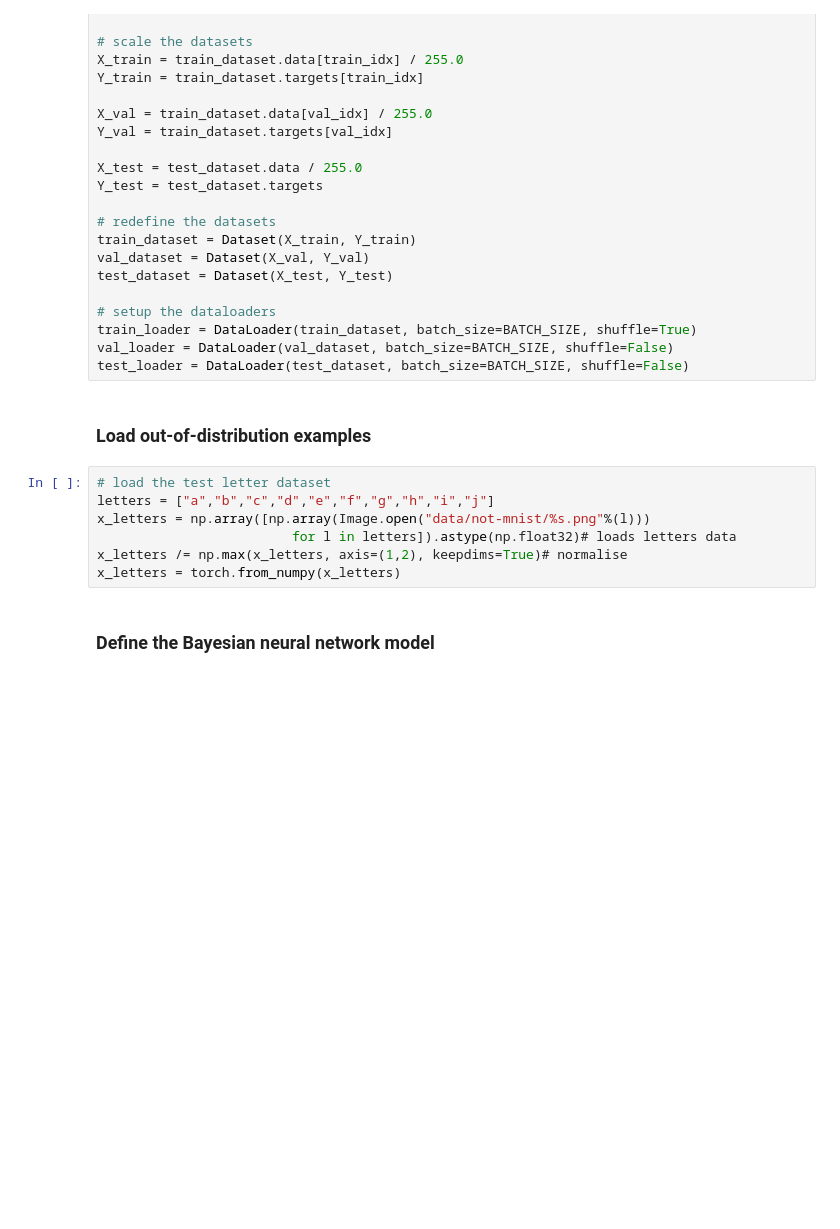
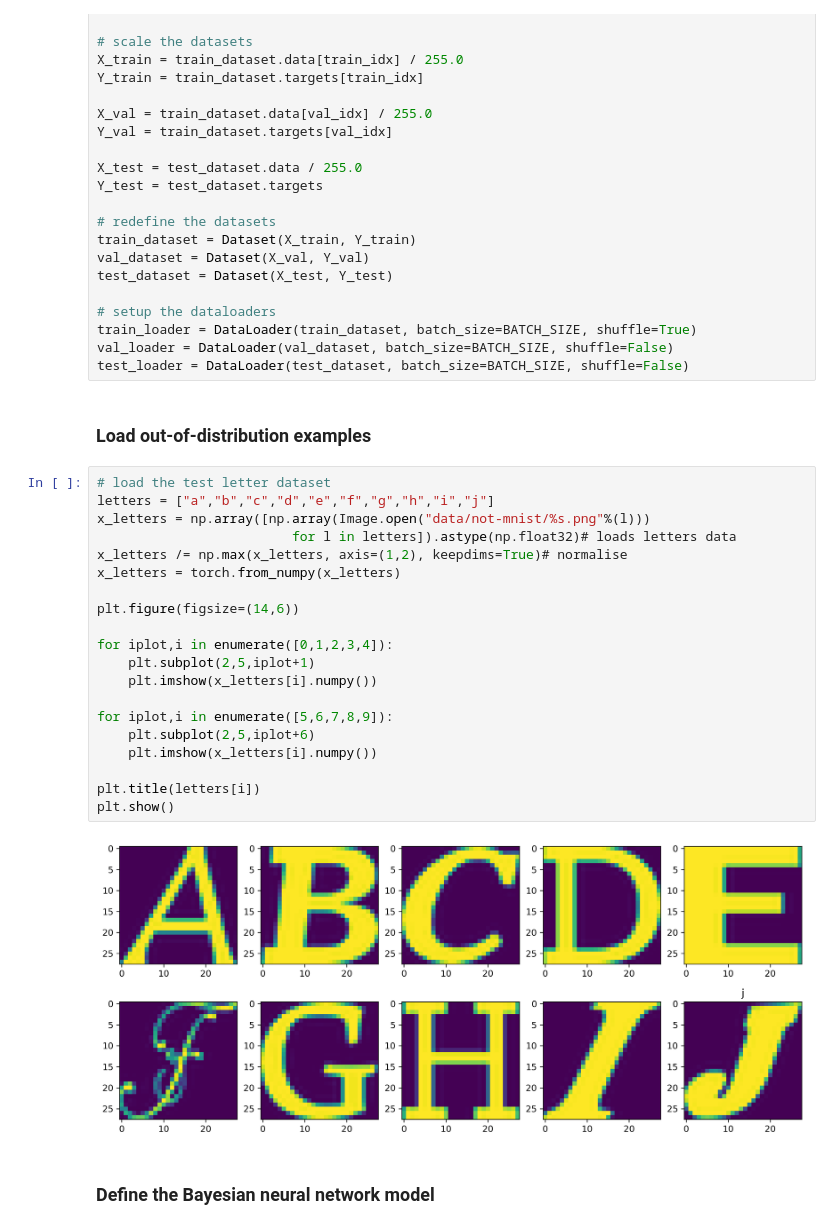
Before and after one commit to sacktock/SGHMC, a Jupyter notebook: bnn/demo.ipynb, the cells around one changed output. Saved outputs shown, nothing was run; the diff lists cells and outputs as text; blank space fills up the shorter version.

```diff
--- a/bnn/demo.ipynb
+++ b/bnn/demo.ipynb
@@ -85,10 +87,25 @@ test_loader = DataLoader(test_dataset, batch_size=BATCH_SIZE, shuffle=False)
 # %%
 # load the test letter dataset
 letters = ["a","b","c","d","e","f","g","h","i","j"]
 x_letters = np.array([np.array(Image.open("data/not-mnist/%s.png"%(l)))
                          for l in letters]).astype(np.float32)# loads letters data
 x_letters /= np.max(x_letters, axis=(1,2), keepdims=True)# normalise
 x_letters = torch.from_numpy(x_letters)
+
+plt.figure(figsize=(14,6))
+
+for iplot,i in enumerate([0,1,2,3,4]):
+    plt.subplot(2,5,iplot+1)
+    plt.imshow(x_letters[i].numpy())
+
+for iplot,i in enumerate([5,6,7,8,9]):
+    plt.subplot(2,5,iplot+6)
+    plt.imshow(x_letters[i].numpy())
+
+plt.title(letters[i])
+plt.show()
+# %% [output]
+[figure, added]
 # %% [markdown]
 ### Define the Bayesian neural network  model
 # %%
```
Also changed, not shown: parts of 3 cells of this notebook, 34 other files.
